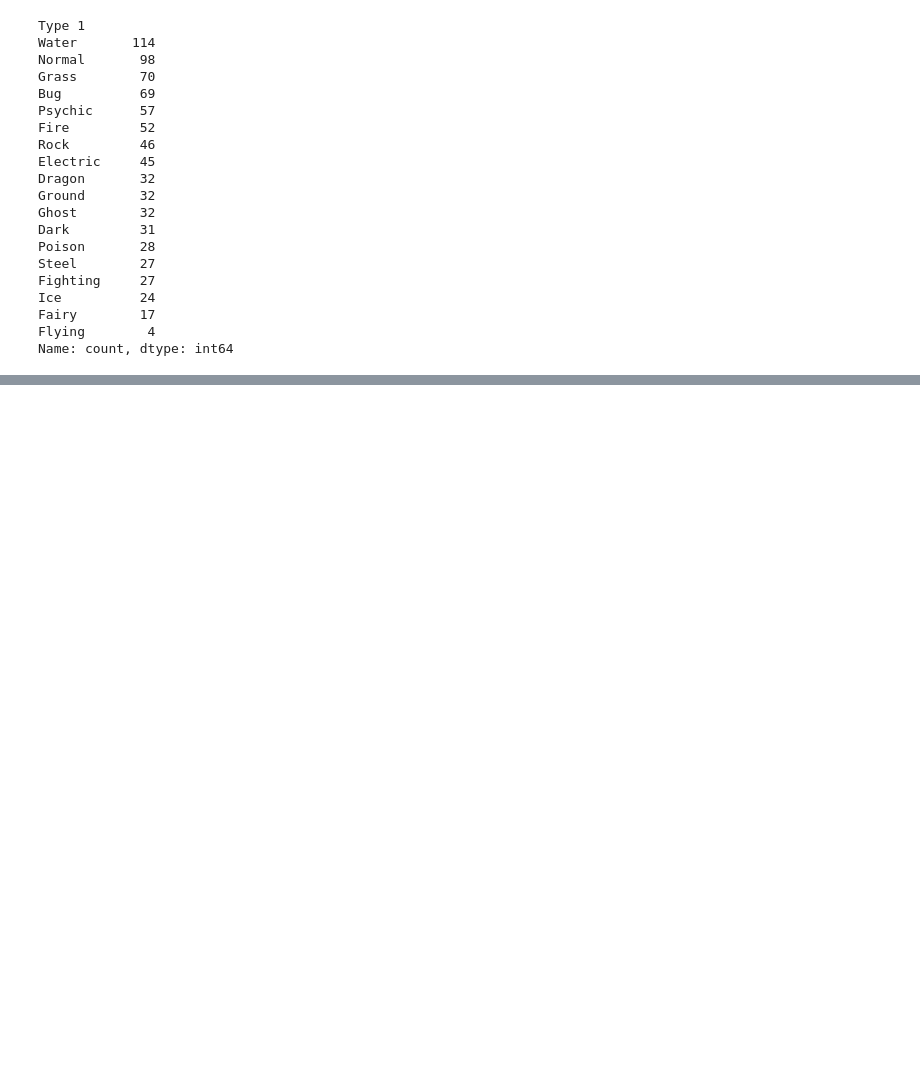
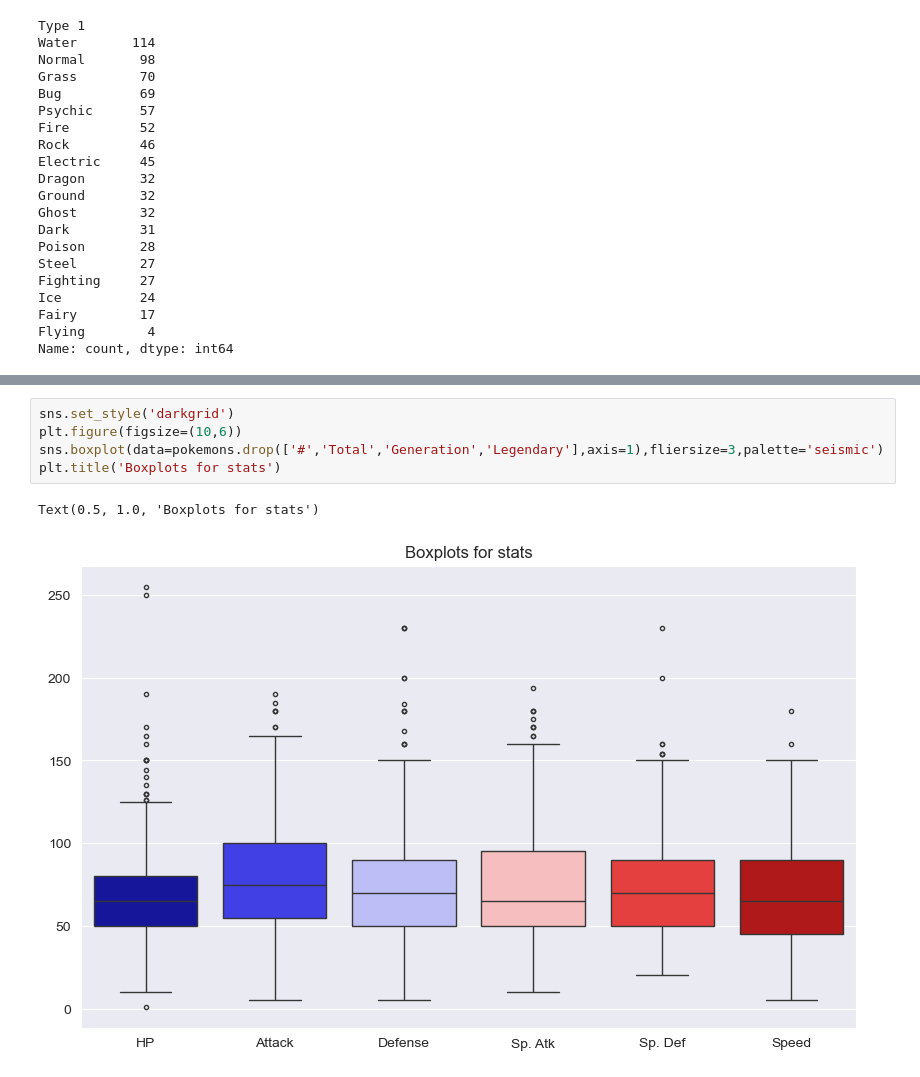
Before and after one commit to DanielGarciaPluma/ECBD_9A_IDGS_PRACTICAS_230187, a Jupyter notebook: Untitled.ipynb, the cells around one changed output, grey strips where cells are left out. Cells and saved outputs as stored; diff of their text form; blank space fills up the shorter version.

```diff
--- a/Untitled.ipynb
+++ b/Untitled.ipynb
@@ -276,0 +289,8 @@ Name: count, dtype: int64
+# %%
+sns.set_style('darkgrid')
+plt.figure(figsize=(10,6))
+sns.boxplot(data=pokemons.drop(['#','Total','Generation','Legendary'],axis=1),fliersize=3,palette='seismic')
+plt.title('Boxplots for stats')
+# %% [output]
+Text(0.5, 1.0, 'Boxplots for stats')
+[figure, added]
```
Also changed, not shown: parts of 12 cells of this notebook.
